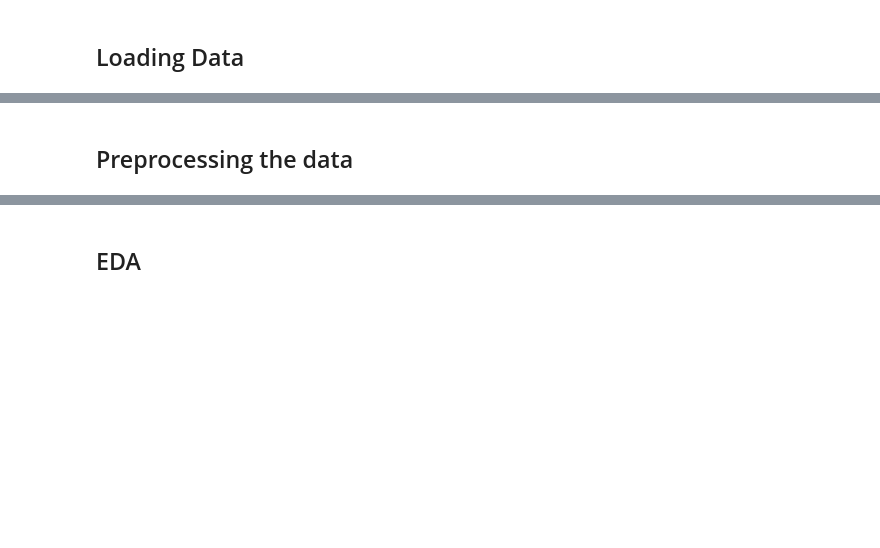
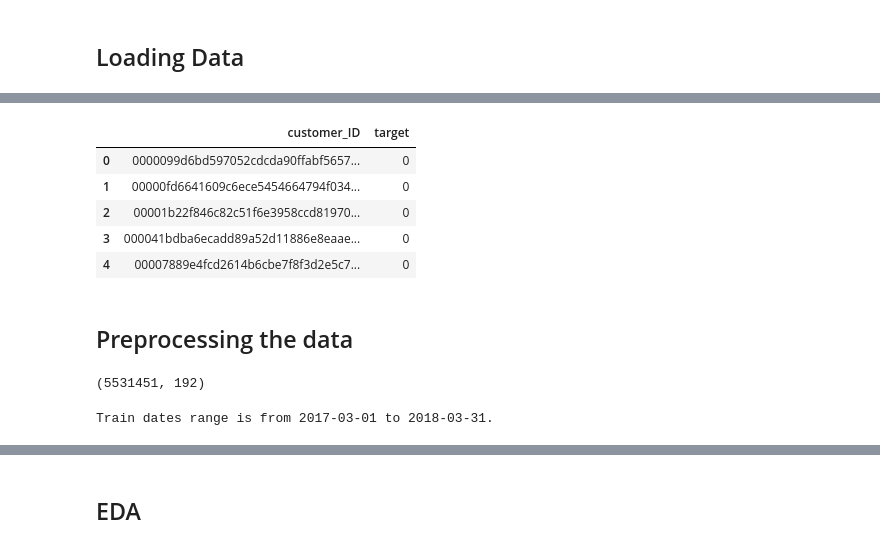
Before and after one commit to Garimagupta85/Default-Prediction, a Jupyter notebook: EDA_Model.ipynb, the cells around one changed output, grey strips where cells are left out. Saved outputs shown, nothing was run; the diff lists cells and outputs as text; code cells hidden in the pictures; blank space fills up the shorter version.

```diff
--- a/EDA_Model.ipynb
+++ b/EDA_Model.ipynb
@@ -7,2 +60,24 @@
+# %%
+download = drive.CreateFile({'id': train_labels_file_id})
+# Download the training labels to a local disc
+download.GetContentFile('train-labels-data.csv')
+train_labels_data  = pd.read_csv("train-labels-data.csv")
+train_labels_data.head()
+# %% [output]
+|  | customer_ID | target |
+| 0 | 0000099d6bd597052cdcda90ffabf5657... | 0 |
+| 1 | 00000fd6641609c6ece5454664794f034... | 0 |
+| 2 | 00001b22f846c82c51f6e3958ccd81970... | 0 |
+| 3 | 000041bdba6ecadd89a52d11886e8eaae... | 0 |
+| 4 | 00007889e4fcd2614b6cbe7f8f3d2e5c7... | 0 |
 # %% [markdown]
 ## Preprocessing the data
+# %%
+train_data = train_data.merge(train_labels_data, left_on='customer_ID', right_on='customer_ID')
+train_data.shape
+# %% [output]
+(5531451, 192)
+# %%
+print(f'Train dates range is from {train_data["S_2"].min()} to {train_data["S_2"].max()}.')
+# %% [output]
+Train dates range is from 2017-03-01 to 2018-03-31.
```
Also changed, not shown: parts of 23 cells of this notebook.
